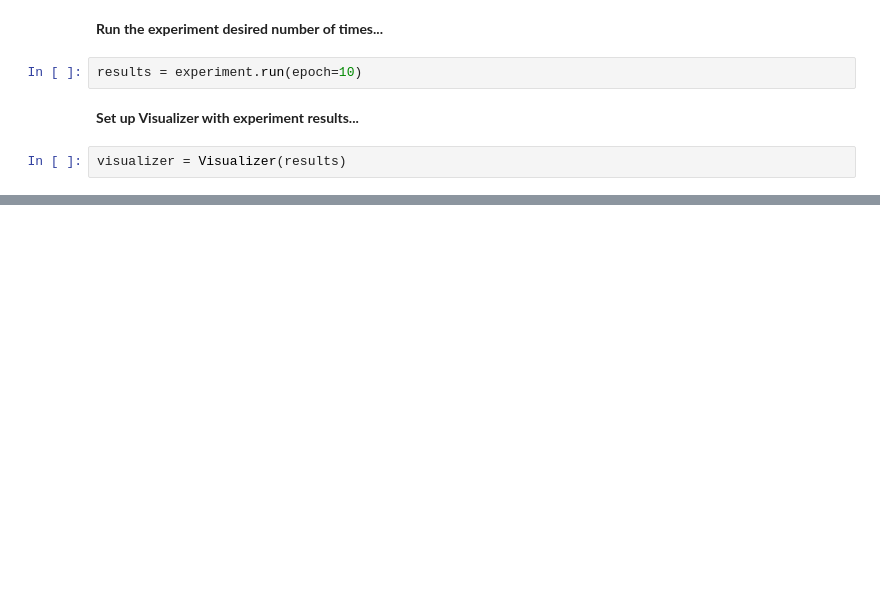
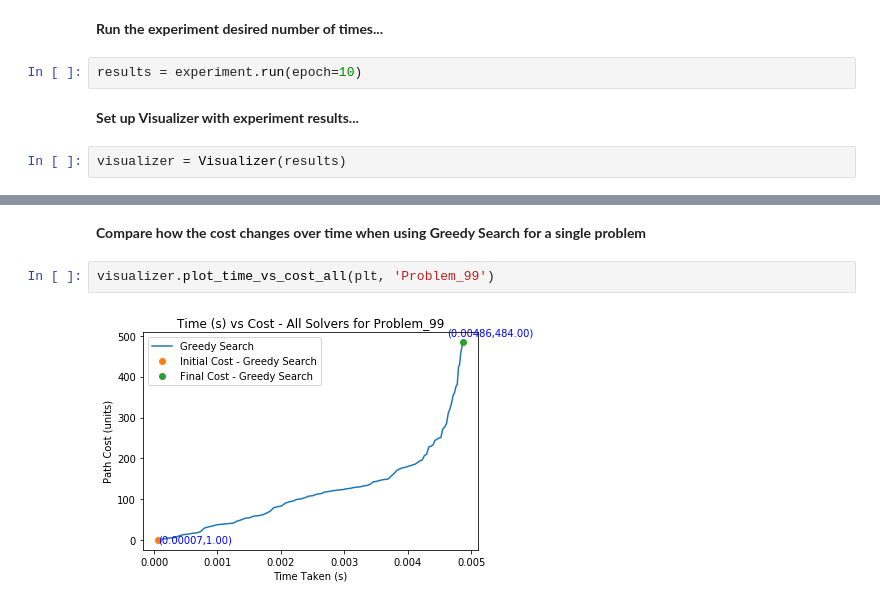
Before and after one commit to rithinch/pytspsolver, a Jupyter notebook: examples/Greedy Search.ipynb, the cells around one changed output, grey strips where cells are left out. Drawn from its saved outputs; the diff is of its cells as text; blank space fills up the shorter version.

```diff
--- a/examples/Greedy Search.ipynb
+++ b/examples/Greedy Search.ipynb
@@ -60,0 +37,6 @@ plt.show()
+# %% [markdown]
+**Compare how the cost changes over time when using Greedy Search for a single problem**
+# %%
+visualizer.plot_time_vs_cost_all(plt, 'Problem_99')
+# %% [output]
+[figure, added]
```
Also changed, not shown: parts of 15 cells of this notebook, 3 other files.
